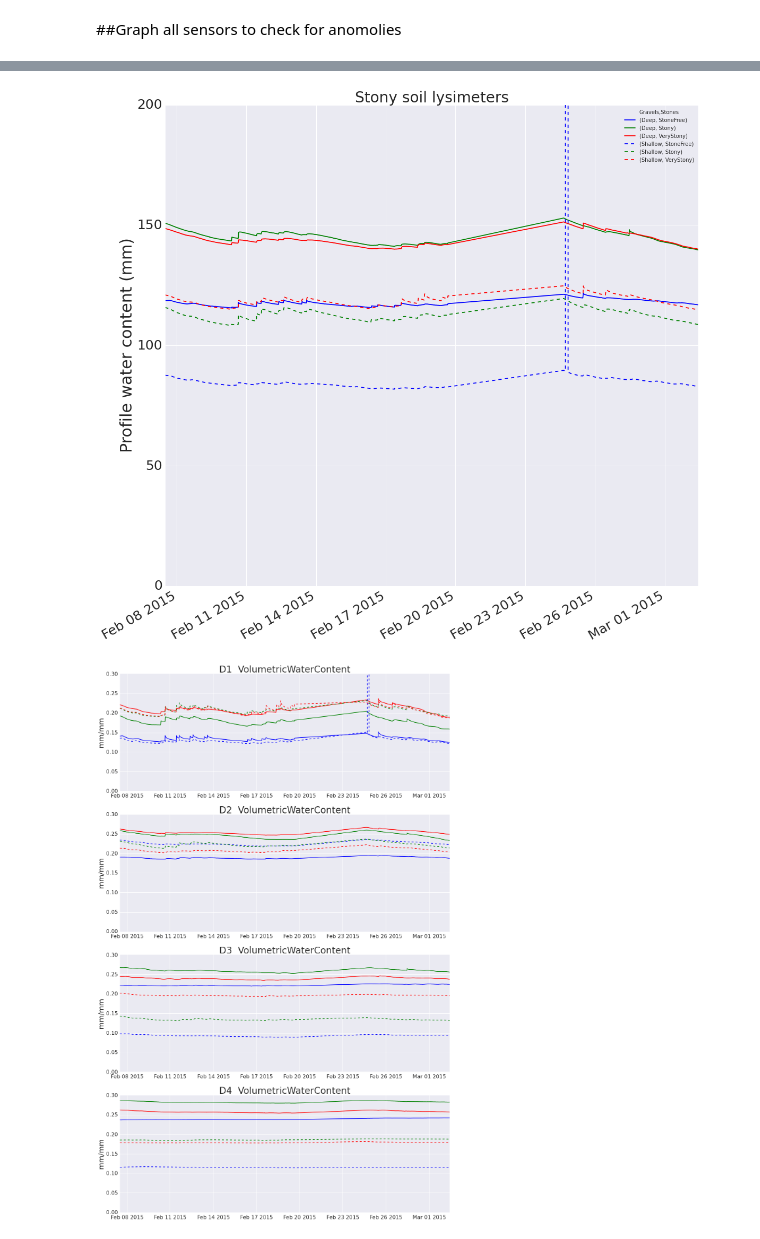
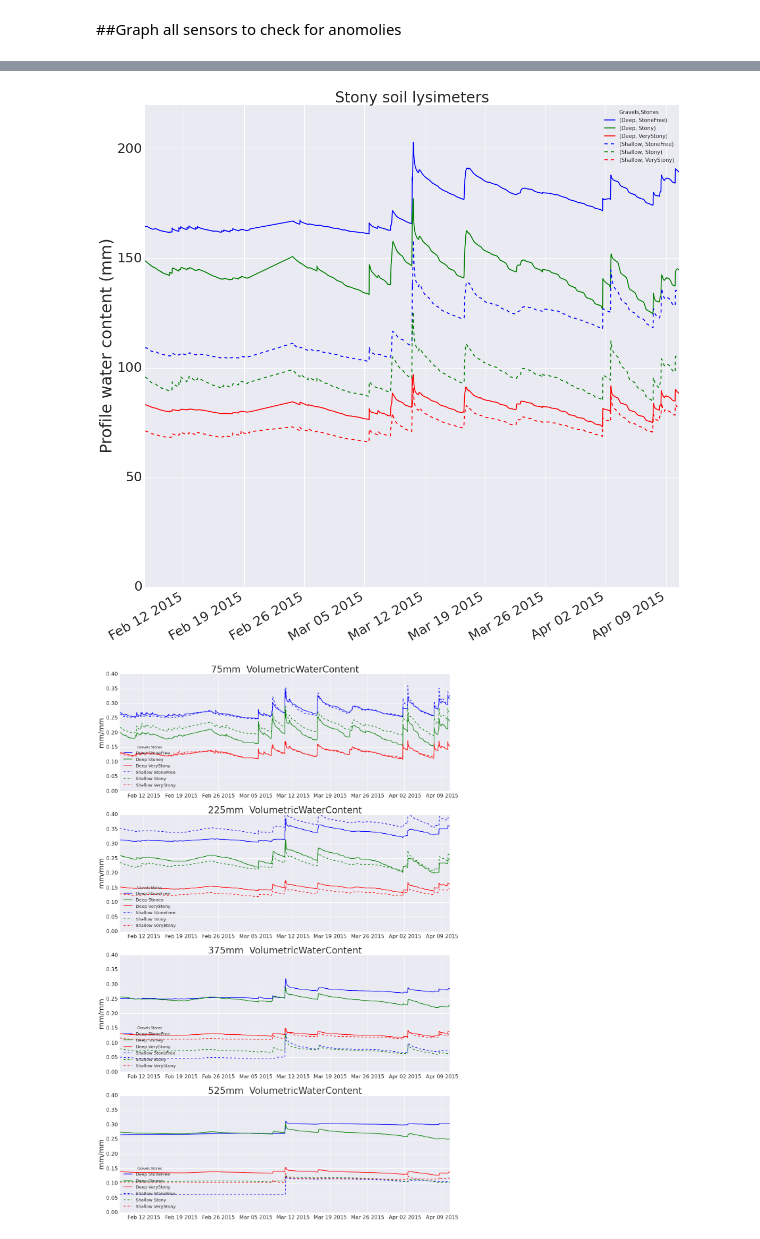
Before and after one commit to HamishBrownPFR/StonySoilLysimeters, a Jupyter notebook: SoilWaterAnalysis.ipynb, the cells around one changed output, grey strips where cells are left out. Saved outputs shown, nothing was run; the diff lists cells and outputs as text; code cells hidden in the pictures.

Commit message:
Completing calibration and applying calibrations to VWC data

```diff
--- a/SoilWaterAnalysis.ipynb
+++ b/SoilWaterAnalysis.ipynb
@@ -31,3 +10,6 @@ Data.index = Data.index.to_datetime()  ## for some reason the concat function ch
+# %%
+#Read in data calibrated VWC data
+Data = pd.read_pickle('.\DataFrames\LysoVWC_df')
 # %% [markdown]
 ## Set time slice to graph
 # %%
@@ -44,18 +26,2 @@ Timestamp('2015-03-02 10:45:00')
 # %% [markdown]
 ##Graph all sensors to check for anomolies
-# %%
-DataLookSlice = Data.ix[StartDateString:]
-
-Fig = plt.figure(figsize=(18, 30));
-
-def MakePlot(Variable, Position, Unit, ymin, ymax):
-        Fig.add_subplot(Position)
-        plt.title(Variable, fontsize=28);
-        plt.plot(DataLookSlice.index,DataLookSlice.ix[StartDateString:,[X for X in DataLookSlice.columns if Variable in X]]);
-        plt.ylabel(Unit, fontsize=22);
-        plt.tick_params(labelsize=16);
-        plt.ylim(ymin, ymax)
-        return;
-MakePlot('VolumetricWaterContent',311,'mm/mm',0,0.4)
-MakePlot('Temperature',312,'oC',10,30)
-MakePlot('ElectricalConductivity',313,'dS/m',0,0.3)
@@ -64,51 +35,52 @@ MakePlot('ElectricalConductivity',313,'dS/m',0,0.3)
 # %%
 #Calculate treatment means omitting data prior to 2014-11-05 08:00:00 to avoid NaN values
-DataMeans =  Data.ix['2014-11-05 08:00:00':].groupby(level=['Measurement','Depth','Gravels','Stones'],axis=1).mean()
+DataMeans =  Data.ix['2014-11-05 08:00:00':].groupby(level=['Depth','Gravels','Stones'],axis=1).mean()
 DataMeans =  DataMeans.dropna(axis=1) #For some reason it keeps non valid combinations in so need to extract with this function
+DataMeans.where(DataMeans<0.7,np.nan,inplace=True)
 
 #Calculate the water content of the soil profile by multiplying the volumetric water content by each layers
 #depth and summing.  The 0-15 layers are divided by 2 to average the two readings
-ProfileWater = DataMeans.VolumetricWaterContent.ix[:,'D1'] * 150 + \
-               DataMeans.VolumetricWaterContent.ix[:,'D2'] * 150 + \
-               DataMeans.VolumetricWaterContent.ix[:,'D3'] * 150 + \
-               DataMeans.VolumetricWaterContent.ix[:,'D4'] * 150
+ProfileWater = DataMeans.ix[:,'D1'] * 150 + \
+               DataMeans.ix[:,'D2'] * 150 + \
+               DataMeans.ix[:,'D3'] * 150 + \
+               DataMeans.ix[:,'D4'] * 150
 
-#FieldCapacity = ProfileWater.resample('D', how='max')
-#FieldCapacity = FieldCapacity.ix['2015-02-15'] + 40
-#SoilWaterDeficit = -(FieldCapacity - ProfileWater)
-ProfileWater.plot(figsize=(18,18),style=['b-','g-','r-','b--','g--','r--'],ylim=(0,200))
+ProfileWater.plot(figsize=(18,18),style=['b-','g-','r-','b--','g--','r--'],ylim=(0,220))
 plt.ylabel('Profile water content (mm)', fontsize=30);
 plt.tick_params(labelsize=25)
 plt.title('Stony soil lysimeters', fontsize=28);
 # %% [output]
-[figure, old version]
+[figure, new version]
 # %%
 
 ##Graph treatment means by layer
 # %%
-MeanLookSlice =  Data.ix['2014-11-05 08:00:00':].groupby(level=['Measurement','Gravels','Stones','Depth'],axis=1).mean()
+MeanLookSlice =  Data.ix['2014-11-05 08:00:00':].groupby(level=['Gravels','Stones','Depth'],axis=1).mean()
 
 MeanLookSlice = MeanLookSlice.ix[StartDateString:]
+MeanLookSlice.where(MeanLookSlice<0.7,np.nan,inplace=True)
+
 
 Fig = plt.figure(figsize=(18, 60))
 
-def MakePlot(Position, Depth, LayerThickness, Ymax):
+def MakePlot(Position, Depth, LayerThickness, Ymax, DepthLabel):
         Fig.add_subplot(8,1,Position, color_cycle=['b','g','r','b','g','r'])
-        plt.title(Depth + '  VolumetricWaterContent', fontsize=28);
-        plt.plot(MeanLookSlice.index,MeanLookSlice.VolumetricWaterContent.Deep.StoneFree.ix[StartDateString:,Depth]*LayerThickness, '-');
-        plt.plot(MeanLookSlice.index,MeanLookSlice.VolumetricWaterContent.Deep.Stony.ix[StartDateString:,Depth]*LayerThickness),'-';
-        plt.plot(MeanLookSlice.index,MeanLookSlice.VolumetricWaterContent.Deep.VeryStony.ix[StartDateString:,Depth]*LayerThickness,'-');
-        plt.plot(MeanLookSlice.index,MeanLookSlice.VolumetricWaterContent.Shallow.StoneFree.ix[StartDateString:,Depth]*LayerThickness, '--');
-        plt.plot(MeanLookSlice.index,MeanLookSlice.VolumetricWaterContent.Shallow.Stony.ix[StartDateString:,Depth]*LayerThickness, '--');
-        plt.plot(MeanLookSlice.index,MeanLookSlice.VolumetricWaterContent.Shallow.VeryStony.ix[StartDateString:,Depth]*LayerThickness, '--');
+        plt.title(DepthLabel + '  VolumetricWaterContent', fontsize=28);
+        plt.plot(MeanLookSlice.index,MeanLookSlice.Deep.StoneFree.ix[StartDateString:,Depth]*LayerThickness, '-', label='Deep StoneFree');
+        plt.plot(MeanLookSlice.index,MeanLookSlice.Deep.Stony.ix[StartDateString:,Depth]*LayerThickness, '-', label='Deep Stoney');
+        plt.plot(MeanLookSlice.index,MeanLookSlice.Deep.VeryStony.ix[StartDateString:,Depth]*LayerThickness,'-', label='Deep VeryStony');
+        plt.plot(MeanLookSlice.index,MeanLookSlice.Shallow.StoneFree.ix[StartDateString:,Depth]*LayerThickness, '--', label='Shallow StoneFree');
+        plt.plot(MeanLookSlice.index,MeanLookSlice.Shallow.Stony.ix[StartDateString:,Depth]*LayerThickness, '--', label='Shallow Stony');
+        plt.plot(MeanLookSlice.index,MeanLookSlice.Shallow.VeryStony.ix[StartDateString:,Depth]*LayerThickness, '--', label='Shallow VeryStony');
         plt.ylabel('mm/mm', fontsize=22);
         plt.tick_params(labelsize=16);
         plt.ylim(0,Ymax);
+        plt.legend(loc=3, fontsize=13, title='Gravels Stones')
         return;
 
-MakePlot(1,'D1',1,.30)
-MakePlot(2,'D2',1,.30)
-MakePlot(3,'D3',1,.30)
-MakePlot(4,'D4',1,.30)
+MakePlot(1,'D1',1,.4, '75mm')
+MakePlot(2,'D2',1,.4, '225mm')
+MakePlot(3,'D3',1,.4, '375mm')
+MakePlot(4,'D4',1,.4, '525mm')
 # %% [output]
-[figure, old version]
+[figure, new version]
```
Also changed, not shown: parts of 9 cells of this notebook, 8 other files.
